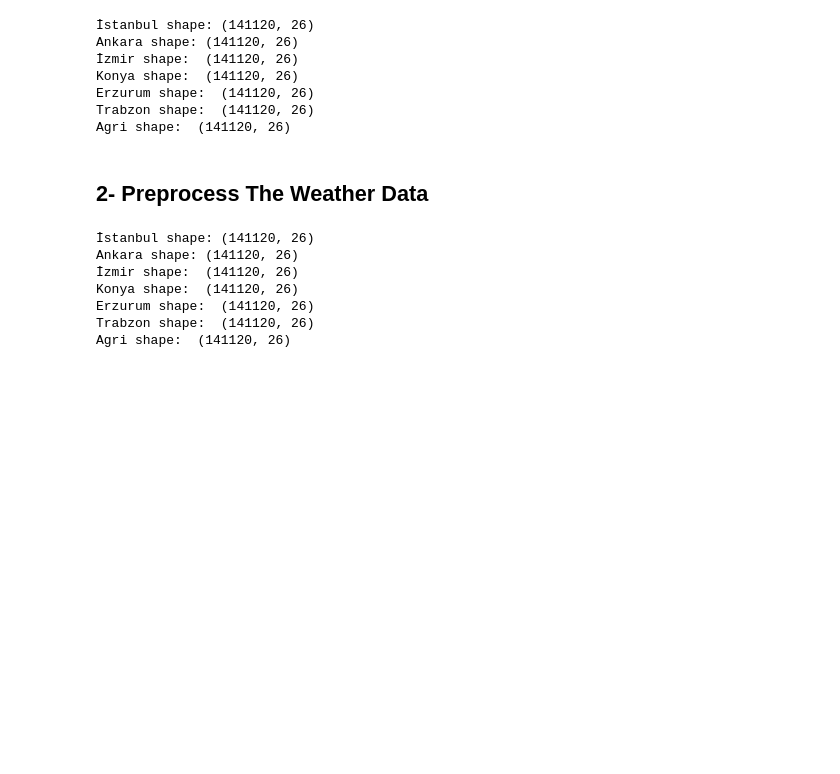
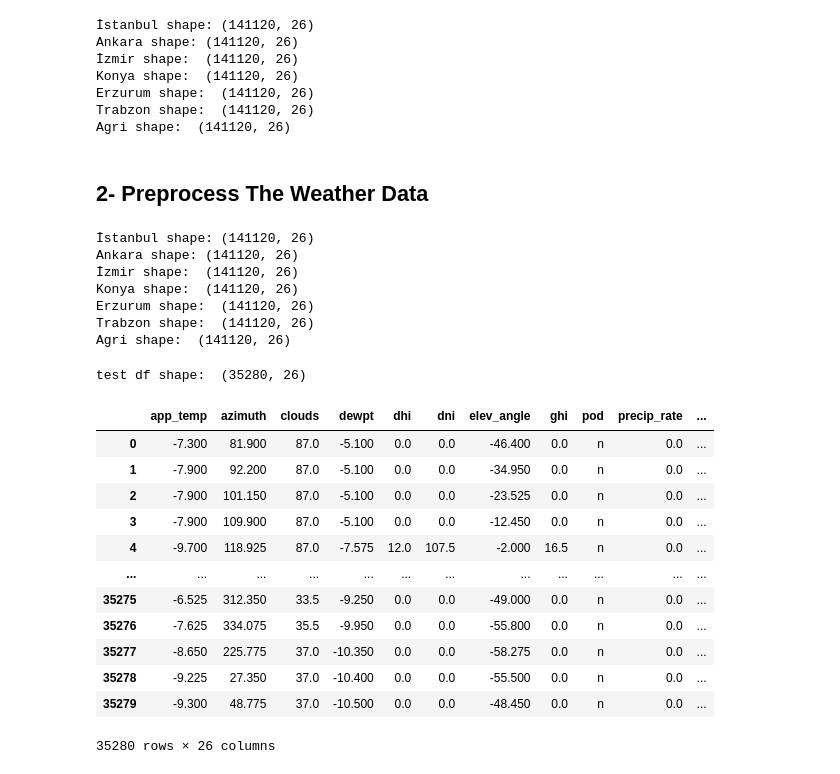
Before and after one commit to zahidesad/learning-from-data-kilowizards, a Jupyter notebook: notebooks/01_data_collection.ipynb, the cells around one changed output. Drawn from its saved outputs; the diff is of its cells as text; code cells hidden in the pictures; blank space fills up the shorter version.

Commit message:
aggregate_to_hourly function added
Converts the dataset to hourly data. Groups by timestamp_utc column.

```diff
--- a/notebooks/01_data_collection.ipynb
+++ b/notebooks/01_data_collection.ipynb
@@ -162,3 +131,22 @@ Konya shape:  (141120, 26)
 Erzurum shape:  (141120, 26)
 Trabzon shape:  (141120, 26)
 Agri shape:  (141120, 26)
+# %%
+test_df = preprocessor.aggregate_to_hourly(agri_df)
+print("test df shape: ", test_df.shape)
+display(test_df)
+# %% [output]
+test df shape:  (35280, 26)
+|  | app_temp | azimuth | clouds | dewpt | dhi | dni | elev_angle | ghi | pod | precip_rate | ... |
+| 0 | -7.300 | 81.900 | 87.0 | -5.100 | 0.0 | 0.0 | -46.400 | 0.0 | n | 0.0 | ... |
+| 1 | -7.900 | 92.200 | 87.0 | -5.100 | 0.0 | 0.0 | -34.950 | 0.0 | n | 0.0 | ... |
+| 2 | -7.900 | 101.150 | 87.0 | -5.100 | 0.0 | 0.0 | -23.525 | 0.0 | n | 0.0 | ... |
+| 3 | -7.900 | 109.900 | 87.0 | -5.100 | 0.0 | 0.0 | -12.450 | 0.0 | n | 0.0 | ... |
+| 4 | -9.700 | 118.925 | 87.0 | -7.575 | 12.0 | 107.5 | -2.000 | 16.5 | n | 0.0 | ... |
+| ... | ... | ... | ... | ... | ... | ... | ... | ... | ... | ... | ... |
+| 35275 | -6.525 | 312.350 | 33.5 | -9.250 | 0.0 | 0.0 | -49.000 | 0.0 | n | 0.0 | ... |
+| 35276 | -7.625 | 334.075 | 35.5 | -9.950 | 0.0 | 0.0 | -55.800 | 0.0 | n | 0.0 | ... |
+| 35277 | -8.650 | 225.775 | 37.0 | -10.350 | 0.0 | 0.0 | -58.275 | 0.0 | n | 0.0 | ... |
+| 35278 | -9.225 | 27.350 | 37.0 | -10.400 | 0.0 | 0.0 | -55.500 | 0.0 | n | 0.0 | ... |
+| 35279 | -9.300 | 48.775 | 37.0 | -10.500 | 0.0 | 0.0 | -48.450 | 0.0 | n | 0.0 | ... |
+35280 rows × 26 columns
```
Also changed, not shown: parts of 1 cell of this notebook, 1 other file.
